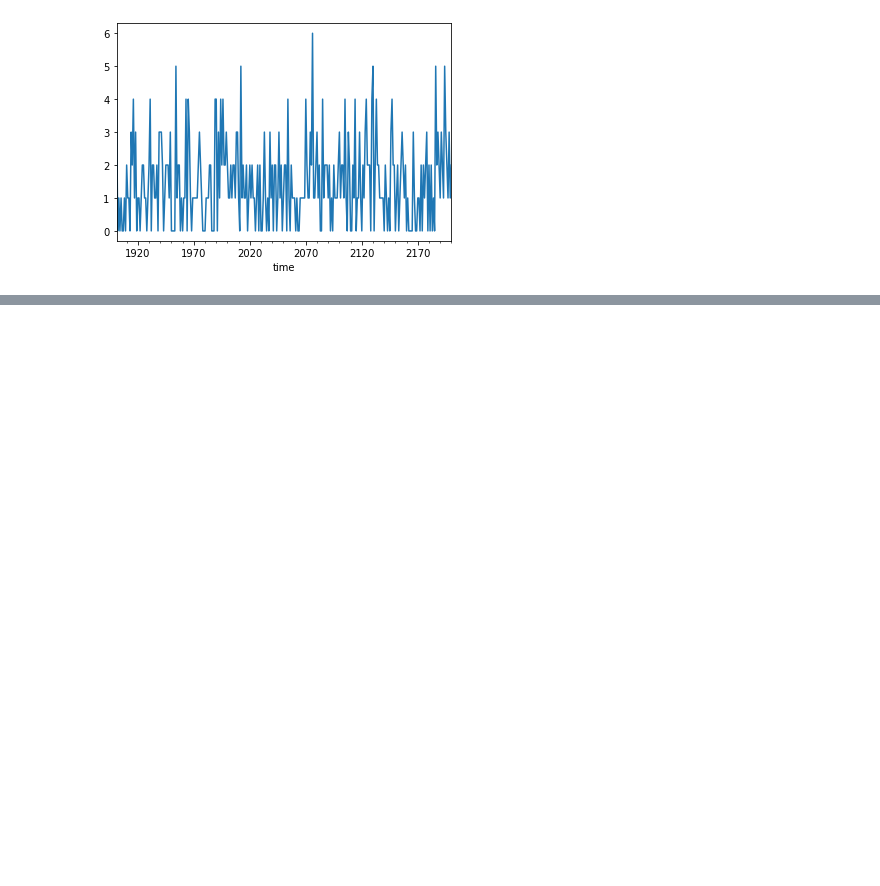
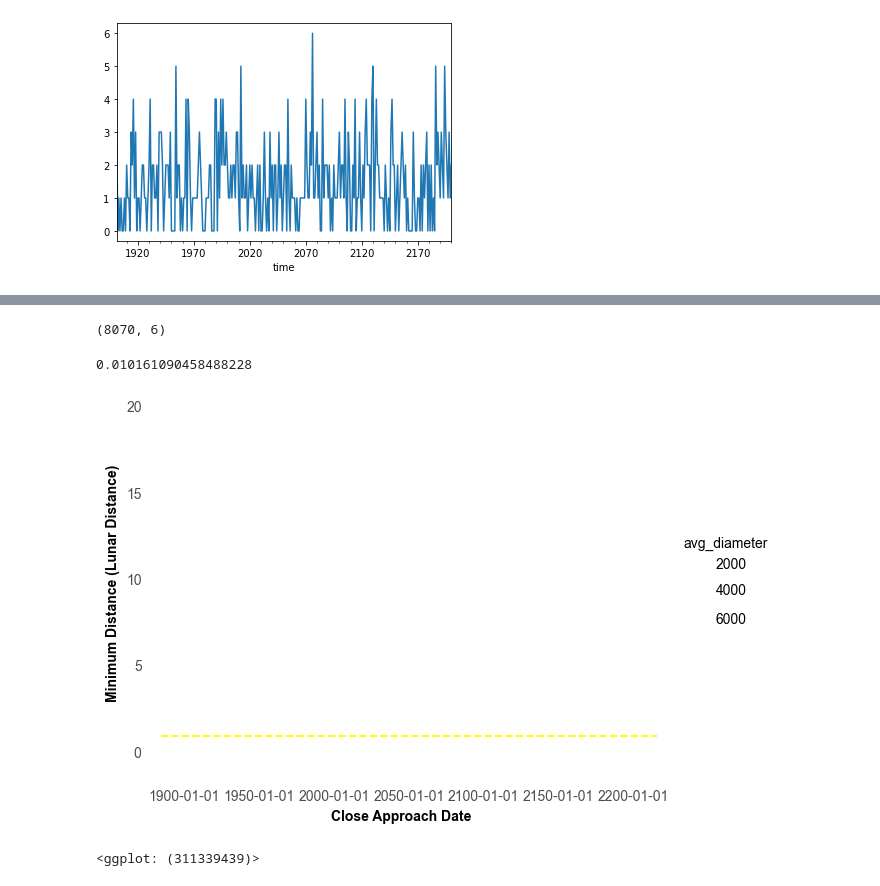
Before and after one commit to AngelineJCQ/near-earth-objects-project, a Jupyter notebook: docs/near-earth-objects-analysis.ipynb, the cells around one changed output, grey strips where cells are left out. Saved outputs shown, nothing was run; the diff lists cells and outputs as text; code cells hidden in the pictures; blank space fills up the shorter version.

```diff
--- a/docs/near-earth-objects-analysis.ipynb
+++ b/docs/near-earth-objects-analysis.ipynb
@@ -273,0 +274,32 @@ display(p)
+# %%
+filtered.shape
+# %% [output]
+(8070, 6)
+# %%
+82 / 8070
+# %% [output]
+0.010161090458488228
+# %%
+p = (ggplot(filtered, aes(x='time', y='min_distance_LD'))
+        + geom_point(aes(size='avg_diameter'),alpha = 0.7,color='White')
+        + geom_hline(yintercept=1,size=0.8,linetype="dashed",color='yellow')
+        + labs(
+            x = "Close Approach Date",
+            y = "Minimum Distance (Lunar Distance)",
+        )
+        + theme_minimal()
+        + theme(
+            text = element_text(family='Arial',size=10),
+            axis_title = element_text(face='bold'),
+            axis_text = element_text(size=10),
+            plot_background = element_blank(),
+            panel_grid_major = element_blank(),
+            panel_grid_minor = element_blank(),
+            panel_border = element_blank()
+        )
+
+)
+display(p)
+# %% [output]
+[figure, added]
+<ggplot: (311339439)>
```
Also changed, not shown: parts of 26 cells of this notebook.
